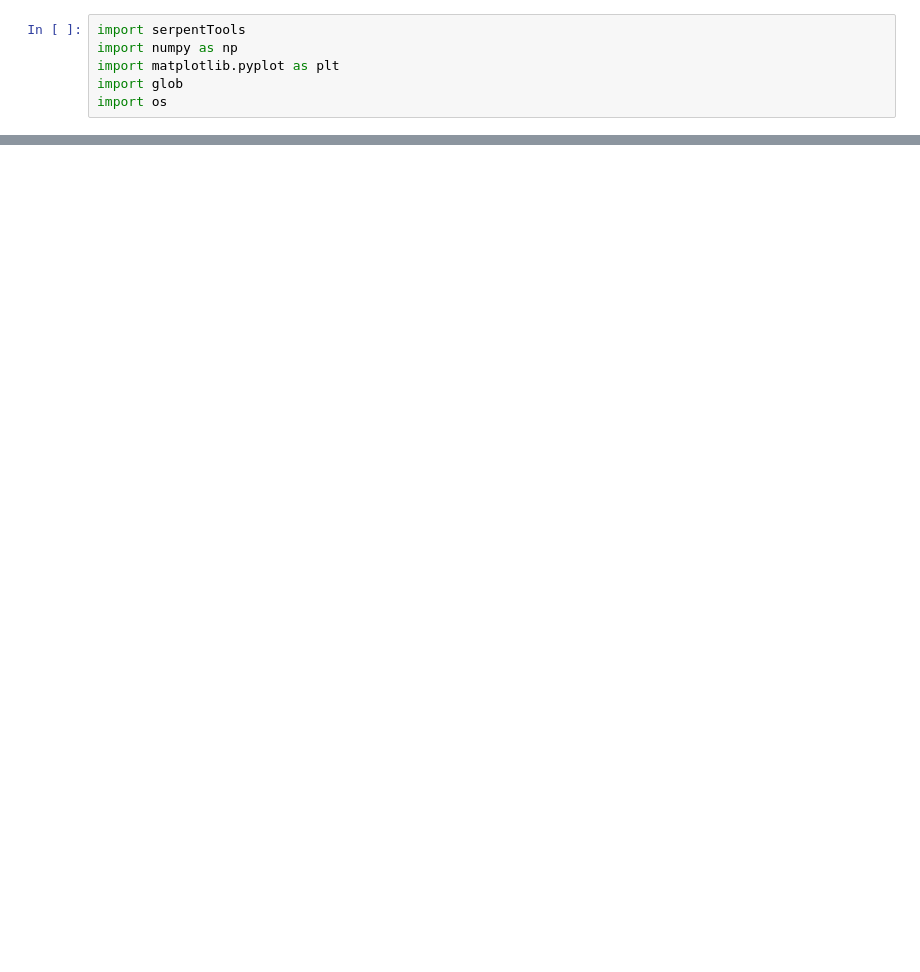
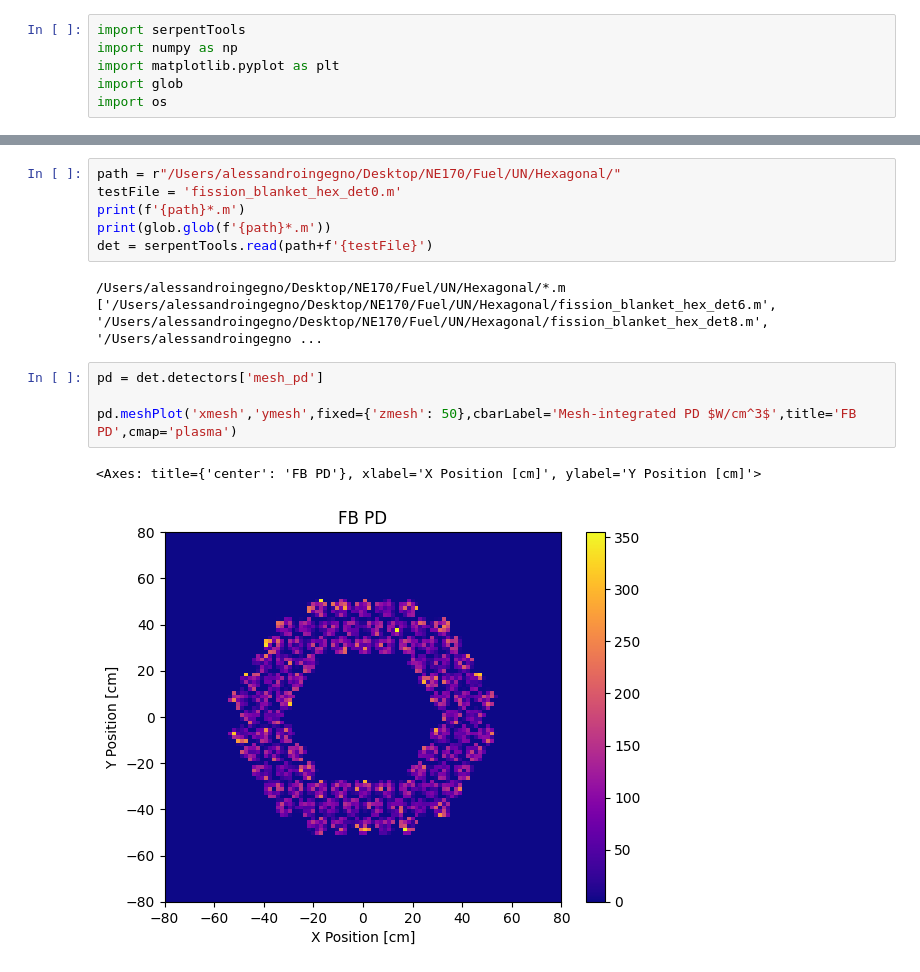
Before and after one commit to andrewpolitz/astrofuse, a Jupyter notebook: Neutronics/fb_dp.ipynb, the cells around one changed output, grey strips where cells are left out. Saved outputs shown, nothing was run; the diff lists cells and outputs as text; blank space fills up the shorter version.

```diff
--- a/Neutronics/fb_dp.ipynb
+++ b/Neutronics/fb_dp.ipynb
@@ -181,0 +231,16 @@ results(path)
+# %%
+path = r"/Users/alessandroingegno/Desktop/NE170/Fuel/UN/Hexagonal/"
+testFile = 'fission_blanket_hex_det0.m'
+print(f'{path}*.m')
+print(glob.glob(f'{path}*.m'))
+det = serpentTools.read(path+f'{testFile}')
+# %% [output]
+/Users/alessandroingegno/Desktop/NE170/Fuel/UN/Hexagonal/*.m
+['/Users/alessandroingegno/Desktop/NE170/Fuel/UN/Hexagonal/fission_blanket_hex_det6.m', '/Users/alessandroingegno/Desktop/NE170/Fuel/UN/Hexagonal/fission_blanket_hex_det8.m', '/Users/alessandroingegno ...
+# %%
+pd = det.detectors['mesh_pd']
+
+pd.meshPlot('xmesh','ymesh',fixed={'zmesh': 50},cbarLabel='Mesh-integrated PD $W/cm^3$',title='FB PD',cmap='plasma')
+# %% [output]
+<Axes: title={'center': 'FB PD'}, xlabel='X Position [cm]', ylabel='Y Position [cm]'>
+[figure, added]
```
Also changed, not shown: parts of 4 cells of this notebook, 2 other files.
